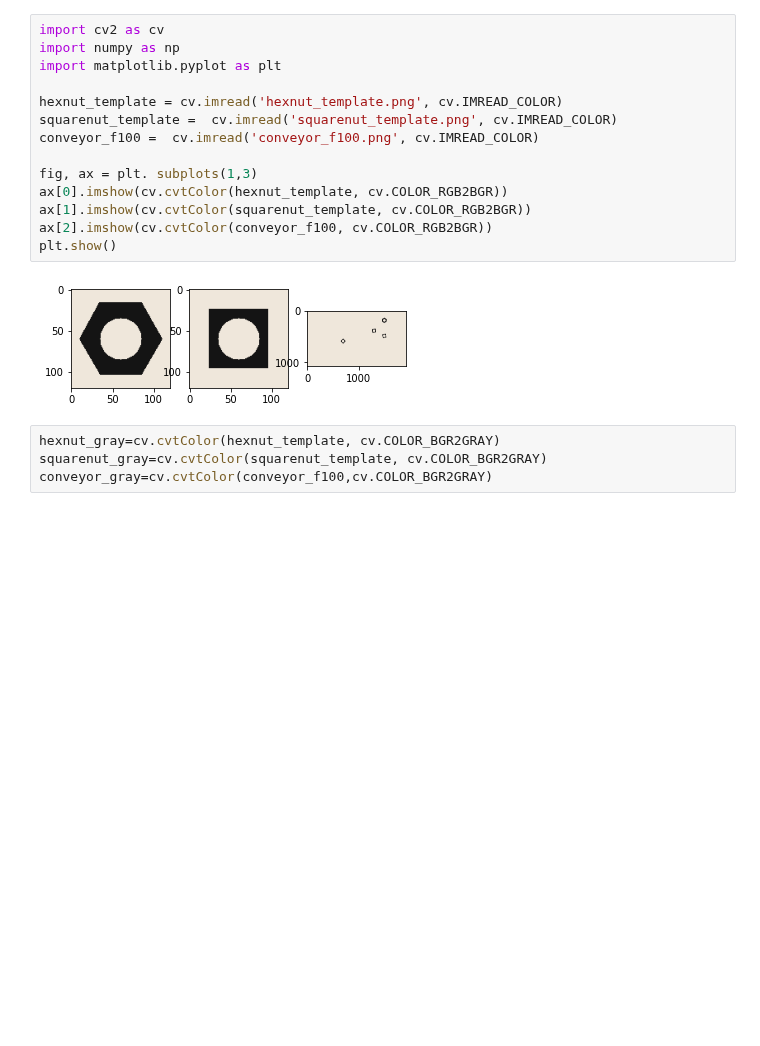
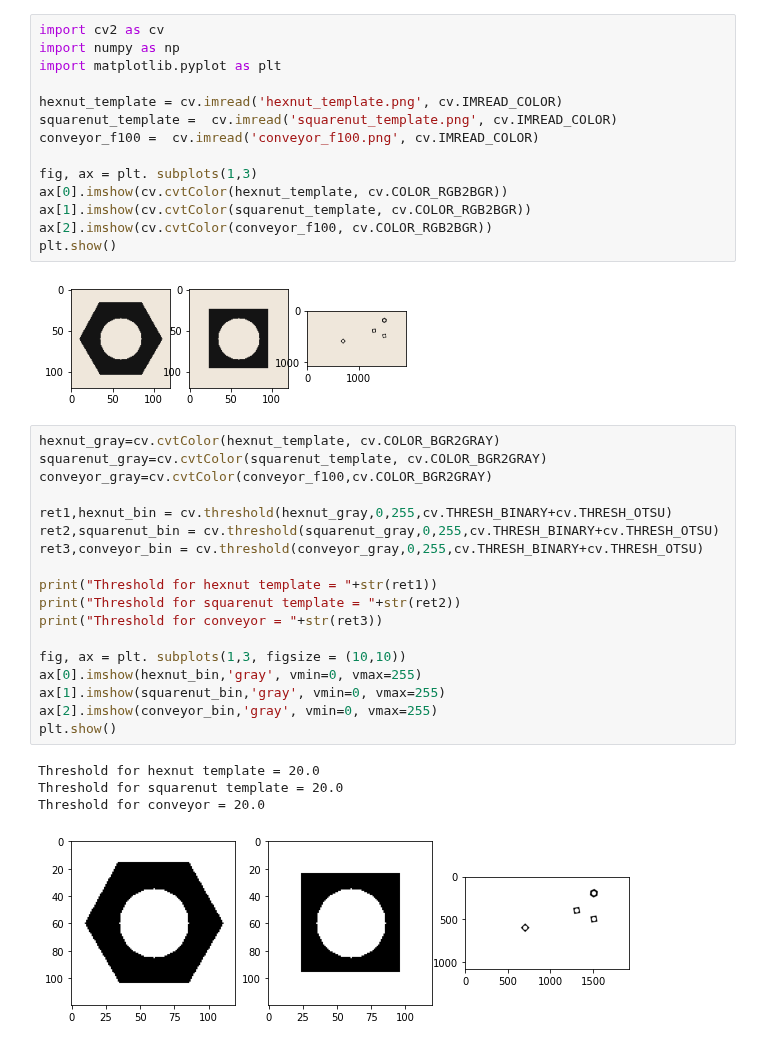
Before and after one commit to NaduniDamsariLiyanage/en_2550, a Jupyter notebook: 190356E_Assingment3.ipynb, the cells around one changed output. Drawn from its saved outputs; the diff is of its cells as text; blank space fills up the shorter version.

```diff
--- a/190356E_Assingment3.ipynb
+++ b/190356E_Assingment3.ipynb
@@ -14,7 +14,26 @@ ax[2].imshow(cv.cvtColor(conveyor_f100, cv.COLOR_RGB2BGR))
 plt.show()
 # %% [output]
 [figure]
-# %%
-hexnut_gray=cv.cvtColor(hexnut_template, cv.COLOR_BGR2GRAY)
-squarenut_gray=cv.cvtColor(squarenut_template, cv.COLOR_BGR2GRAY)
-conveyor_gray=cv.cvtColor(conveyor_f100,cv.COLOR_BGR2GRAY)
+# %%
+hexnut_gray=cv.cvtColor(hexnut_template, cv.COLOR_BGR2GRAY)
+squarenut_gray=cv.cvtColor(squarenut_template, cv.COLOR_BGR2GRAY)
+conveyor_gray=cv.cvtColor(conveyor_f100,cv.COLOR_BGR2GRAY)
+
+ret1,hexnut_bin = cv.threshold(hexnut_gray,0,255,cv.THRESH_BINARY+cv.THRESH_OTSU)
+ret2,squarenut_bin = cv.threshold(squarenut_gray,0,255,cv.THRESH_BINARY+cv.THRESH_OTSU)
+ret3,conveyor_bin = cv.threshold(conveyor_gray,0,255,cv.THRESH_BINARY+cv.THRESH_OTSU)
+
+print("Threshold for hexnut template = "+str(ret1))
+print("Threshold for squarenut template = "+str(ret2))
+print("Threshold for conveyor = "+str(ret3))
+
+fig, ax = plt. subplots(1,3, figsize = (10,10))
+ax[0].imshow(hexnut_bin,'gray', vmin=0, vmax=255)
+ax[1].imshow(squarenut_bin,'gray', vmin=0, vmax=255)
+ax[2].imshow(conveyor_bin,'gray', vmin=0, vmax=255)
+plt.show()
+# %% [output]
+Threshold for hexnut template = 20.0
+Threshold for squarenut template = 20.0
+Threshold for conveyor = 20.0
+[figure, added]
```
Also changed, not shown: parts of 6 cells of this notebook.
